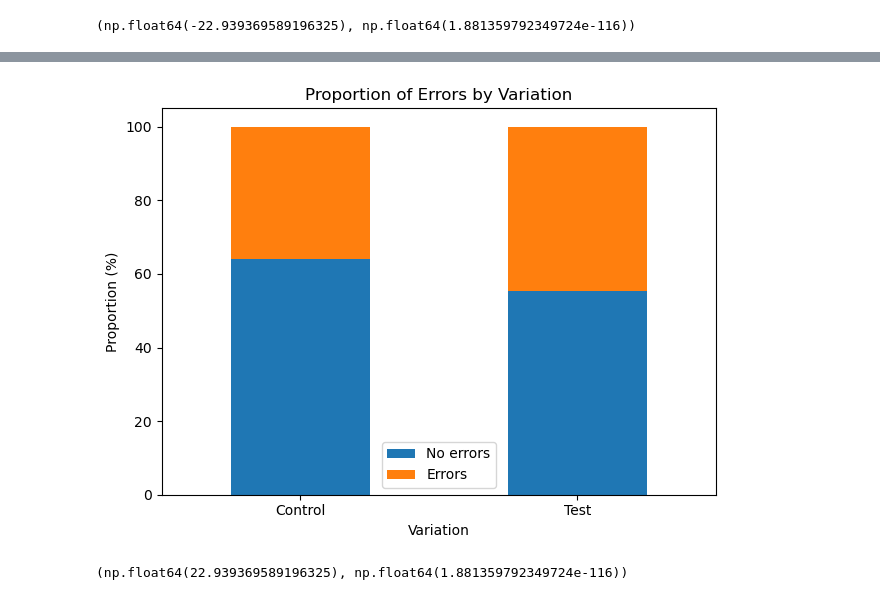
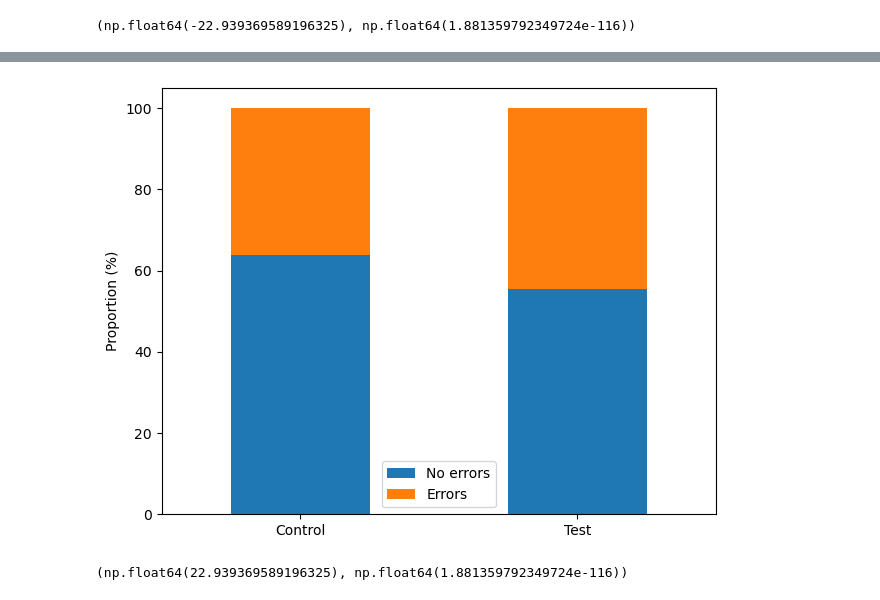
Before and after one commit to Ghonaim32/week5_6_project, a Jupyter notebook: notebooks/analysis_anas.ipynb, the cells around one changed output, grey strips where cells are left out. Cells and saved outputs as stored; diff of their text form; code cells hidden in the pictures.

```diff
--- a/notebooks/analysis_anas.ipynb
+++ b/notebooks/analysis_anas.ipynb
@@ -131,16 +136,15 @@ z_stat, p_value
 # %%
 # Plotting the frequency table
 import matplotlib.pyplot as plt
 proportion_table.plot(kind='bar', stacked=True)
-plt.title('Proportion of Errors by Variation')
-plt.xlabel('Variation')
+plt.xlabel('')
 plt.ylabel('Proportion (%)')
 plt.xticks(rotation=0)
 plt.legend(labels=['No errors', 'Errors'])
 plt.tight_layout()
 plt.show()
 # %% [output]
-[figure, old version]
+[figure, new version]
 # %%
 # H0: Error rate in test group == Error rate in control group
 # H1: Error rate in test group != Error rate in control group
```
Also changed, not shown: parts of 14 cells of this notebook, 14 other files.
